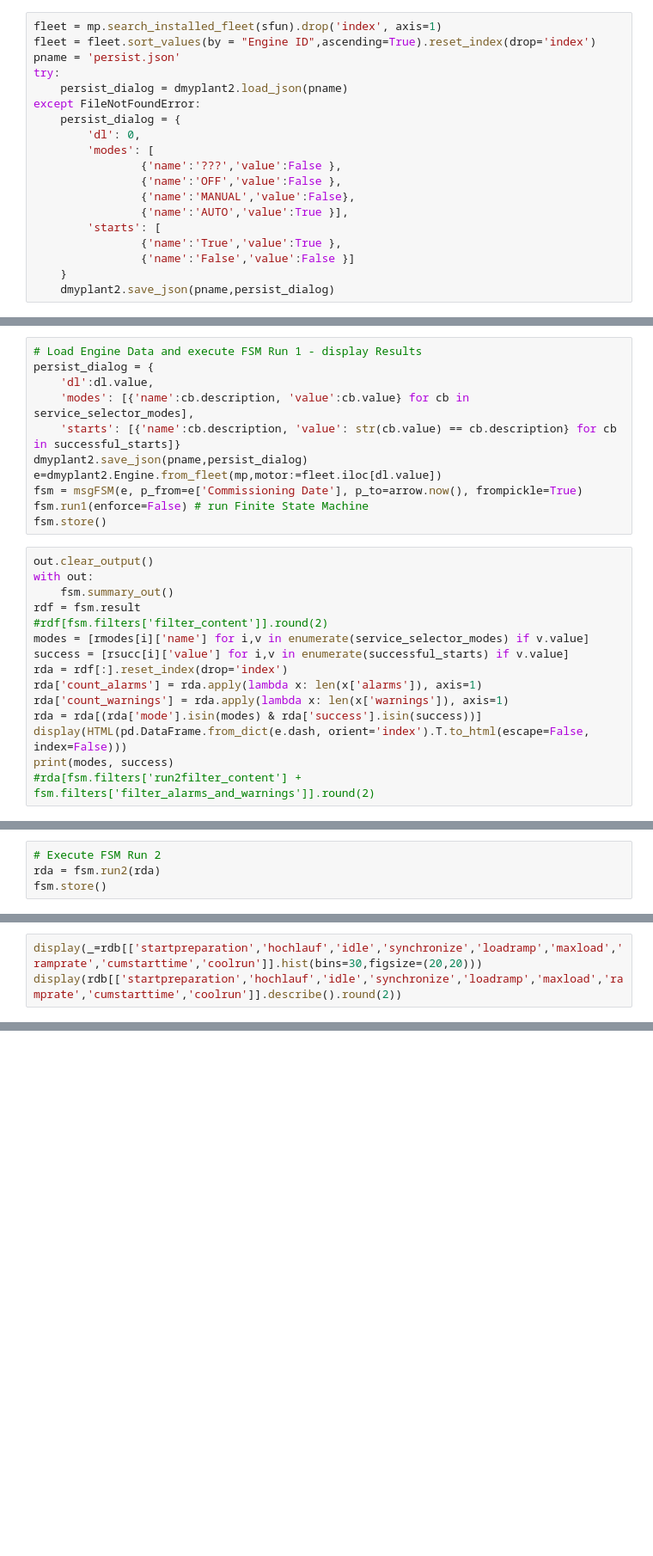
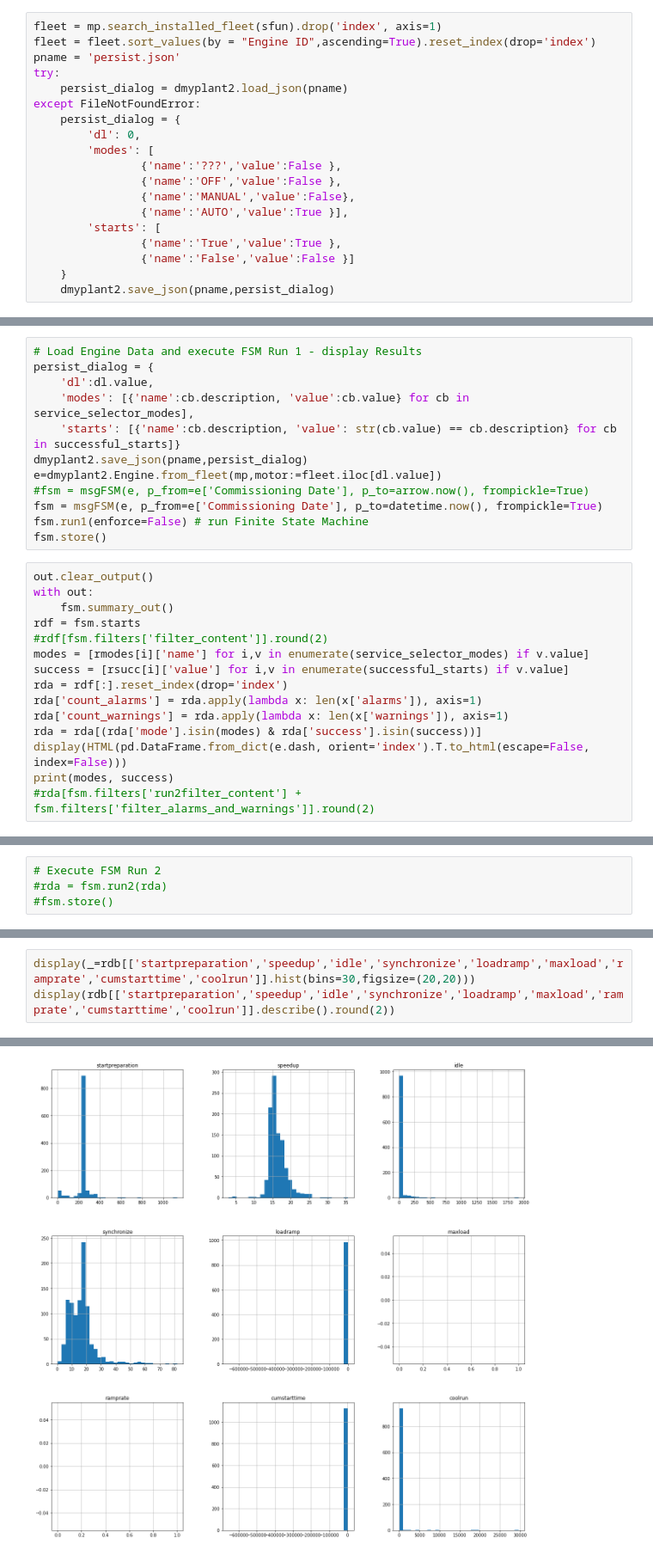
Before and after one commit to dieterch/statemachine, a Jupyter notebook: Landshut M4.ipynb, the cells around one changed output, grey strips where cells are left out. Shown at 86% size. Cells and saved outputs as stored; diff of their text form; blank space fills up the shorter version.

```diff
--- a/Landshut M4.ipynb
+++ b/Landshut M4.ipynb
@@ -90,14 +111,15 @@ persist_dialog = {
     'starts': [{'name':cb.description, 'value': str(cb.value) == cb.description} for cb in successful_starts]}
 dmyplant2.save_json(pname,persist_dialog)
 e=dmyplant2.Engine.from_fleet(mp,motor:=fleet.iloc[dl.value])
-fsm = msgFSM(e, p_from=e['Commissioning Date'], p_to=arrow.now(), frompickle=True)
+#fsm = msgFSM(e, p_from=e['Commissioning Date'], p_to=arrow.now(), frompickle=True)
+fsm = msgFSM(e, p_from=e['Commissioning Date'], p_to=datetime.now(), frompickle=True)
 fsm.run1(enforce=False) # run Finite State Machine
 fsm.store()
 # %%
 out.clear_output()
 with out:
     fsm.summary_out()
-rdf = fsm.result
+rdf = fsm.starts
 #rdf[fsm.filters['filter_content']].round(2)
 modes = [rmodes[i]['name'] for i,v in enumerate(service_selector_modes) if v.value]
 success = [rsucc[i]['value'] for i,v in enumerate(successful_starts) if v.value]
@@ -111,7 +136,7 @@ print(modes, success)
 # %%
 # Execute FSM Run 2
-rda = fsm.run2(rda)
-fsm.store()
+#rda = fsm.run2(rda)
+#fsm.store()
 # %%
 rdb = rda
 #rdb = rda[(rda['mode'].isin(['AUTO','MANUAL'])) & ((rda['count_alarms'] > 0) | (rda['count_warnings'] > 0))]
@@ -120,3 +159,4 @@ rdb[fsm.filters['run2filter_content'] + fsm.filters['filter_alarms_and_warnings'
 # %%
-display(_=rdb[['startpreparation','hochlauf','idle','synchronize','loadramp','maxload','ramprate','cumstarttime','coolrun']].hist(bins=30,figsize=(20,20)))
-display(rdb[['startpreparation','hochlauf','idle','synchronize','loadramp','maxload','ramprate','cumstarttime','coolrun']].describe().round(2))
+display(_=rdb[['startpreparation','speedup','idle','synchronize','loadramp','maxload','ramprate','cumstarttime','coolrun']].hist(bins=30,figsize=(20,20)))
+display(rdb[['startpreparation','speedup','idle','synchronize','loadramp','maxload','ramprate','cumstarttime','coolrun']].describe().round(2))
+# %% [output]
@@ -123 +172,2 @@ display(rdb[['startpreparation','hochlauf','idle','synchronize','loadramp','maxl
+[figure, added]
 # %%
```
Also changed, not shown: parts of 9 cells of this notebook, 5 other files.
